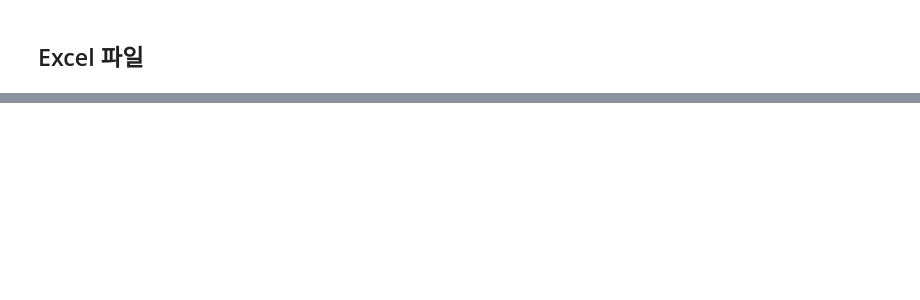
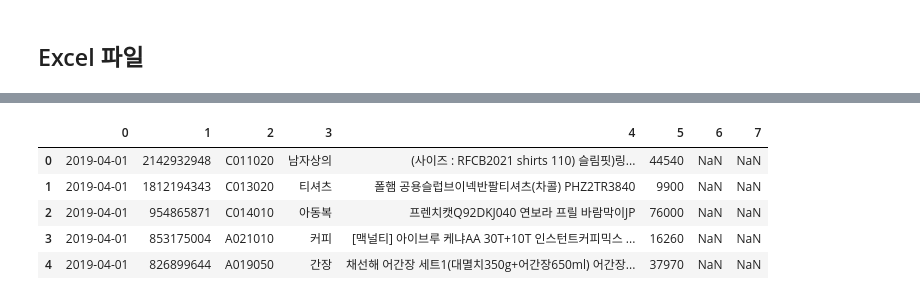
Before and after one commit to tweakershin/python-programming2, a Jupyter notebook: 08. Pandas.ipynb, the cells around one changed output, grey strips where cells are left out. Cells and saved outputs as stored; diff of their text form; code cells hidden in the pictures; blank space fills up the shorter version.

```diff
--- a/08. Pandas.ipynb
+++ b/08. Pandas.ipynb
@@ -947,0 +1275,6 @@ FileNotFoundError: [Errno 2] No such file or directory: 'file.xlsx'
+# %%
+day = "01"
+file1 = os.path.join(DATASET_PATH, "2019-04-30.csv")
+
+df = pd.read_csv(file1, error_bad_lines=False, header=None)
+df
@@ -947,0 +1283,9 @@ FileNotFoundError: [Errno 2] No such file or directory: 'file.xlsx'
+# %%
+import os
+BASE_DIR = os.getcwd()
+DATASET_PATH = os.path.join(BASE_DIR, "datasets\\201904")
+# %%
+initial_file = os.path.join(DATASET_PATH, "2019-04-01.csv")
+
+o_df = pd.read_csv(initial_file, header=None, error_bad_lines=False)
+o_df.info()
@@ -947,0 +1307,8 @@ FileNotFoundError: [Errno 2] No such file or directory: 'file.xlsx'
+# %%
+for x in pd.date_range('2019-04-02', periods=29):
+    date = x.strftime('%Y-%m-%d')
+    filename = "{}.csv".format(date)
+
+    filepath = os.path.join(DATASET_PATH, filename)
+    df = pd.read_csv(filepath, header=None, error_bad_lines=False)
+    o_df = o_df.append(df)
@@ -947,0 +1352,9 @@ FileNotFoundError: [Errno 2] No such file or directory: 'file.xlsx'
+# %%
+o_df.head()
+# %% [output]
+|  | 0 | 1 | 2 | 3 | 4 | 5 | 6 | 7 |
+| 0 | 2019-04-01 | 2142932948 | C011020 | 남자상의 | (사이즈 : RFCB2021 shirts 110) 슬림핏)링... | 44540 | NaN | NaN |
+| 1 | 2019-04-01 | 1812194343 | C013020 | 티셔츠 | 폴햄 공용슬럽브이넥반팔티셔츠(차콜) PHZ2TR3840 | 9900 | NaN | NaN |
+| 2 | 2019-04-01 | 954865871 | C014010 | 아동복 | 프렌치캣Q92DKJ040 연보라 프릴 바람막이JP | 76000 | NaN | NaN |
+| 3 | 2019-04-01 | 853175004 | A021010 | 커피 | [맥널티] 아이브루 케냐AA 30T+10T 인스턴트커피믹스 ... | 16260 | NaN | NaN |
+| 4 | 2019-04-01 | 826899644 | A019050 | 간장 | 채선해 어간장 세트1(대멸치350g+어간장650ml) 어간장... | 37970 | NaN | NaN |
```
Also changed, not shown: parts of 85 cells of this notebook, 34 other files.
